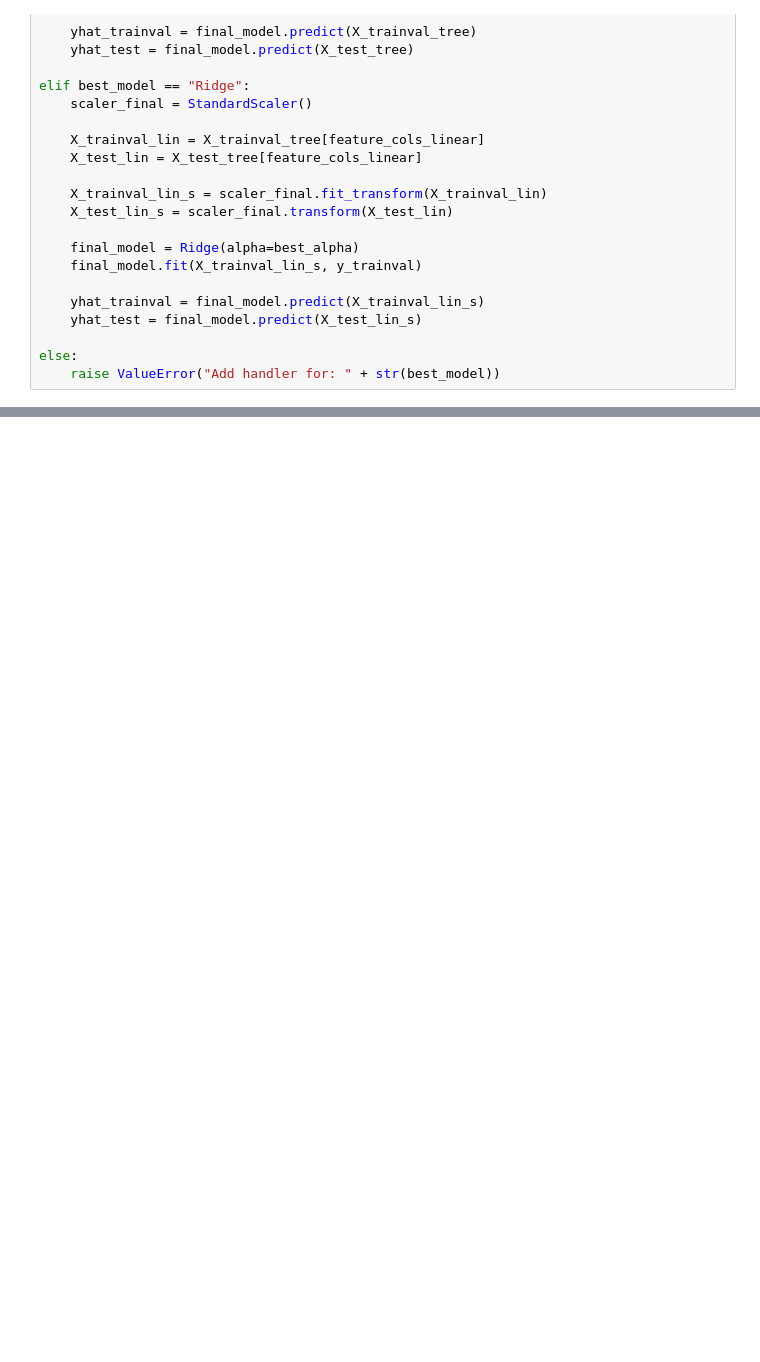
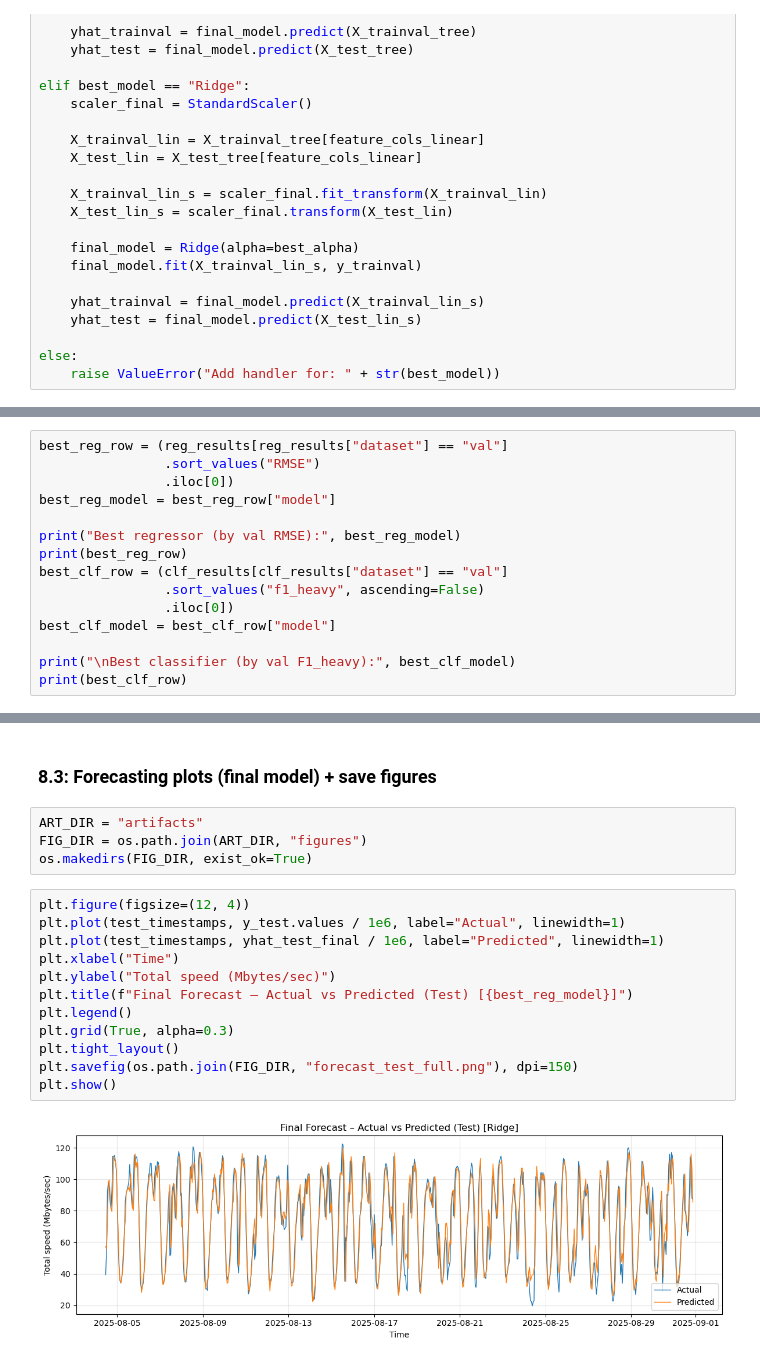
Before and after one commit to Ayatelawej/EC558_project, a Jupyter notebook: notebooks/EC558_core_pipeline.ipynb, the cells around one changed output, grey strips where cells are left out. Cells and saved outputs as stored; diff of their text form; blank space fills up the shorter version.

```diff
--- a/notebooks/EC558_core_pipeline.ipynb
+++ b/notebooks/EC558_core_pipeline.ipynb
@@ -1801,0 +1813,15 @@ Given a trained forecasting model, we can automatically detect unusual traffic b
+# %%
+best_reg_row = (reg_results[reg_results["dataset"] == "val"]
+                .sort_values("RMSE")
+                .iloc[0])
+best_reg_model = best_reg_row["model"]
+
+print("Best regressor (by val RMSE):", best_reg_model)
+print(best_reg_row)
+best_clf_row = (clf_results[clf_results["dataset"] == "val"]
+                .sort_values("f1_heavy", ascending=False)
+                .iloc[0])
+best_clf_model = best_clf_row["model"]
+
+print("\nBest classifier (by val F1_heavy):", best_clf_model)
+print(best_clf_row)
@@ -1801,0 +1891,20 @@ Given a trained forecasting model, we can automatically detect unusual traffic b
+# %% [markdown]
+<h3>8.3: Forecasting plots (final model) + save figures</h3>
+# %%
+ART_DIR = "artifacts"
+FIG_DIR = os.path.join(ART_DIR, "figures")
+os.makedirs(FIG_DIR, exist_ok=True)
+# %%
+plt.figure(figsize=(12, 4))
+plt.plot(test_timestamps, y_test.values / 1e6, label="Actual", linewidth=1)
+plt.plot(test_timestamps, yhat_test_final / 1e6, label="Predicted", linewidth=1)
+plt.xlabel("Time")
+plt.ylabel("Total speed (Mbytes/sec)")
+plt.title(f"Final Forecast – Actual vs Predicted (Test) [{best_reg_model}]")
+plt.legend()
+plt.grid(True, alpha=0.3)
+plt.tight_layout()
+plt.savefig(os.path.join(FIG_DIR, "forecast_test_full.png"), dpi=150)
+plt.show()
+# %% [output]
+[figure, added]
```
Also changed, not shown: parts of 50 cells of this notebook, 13 other files.
